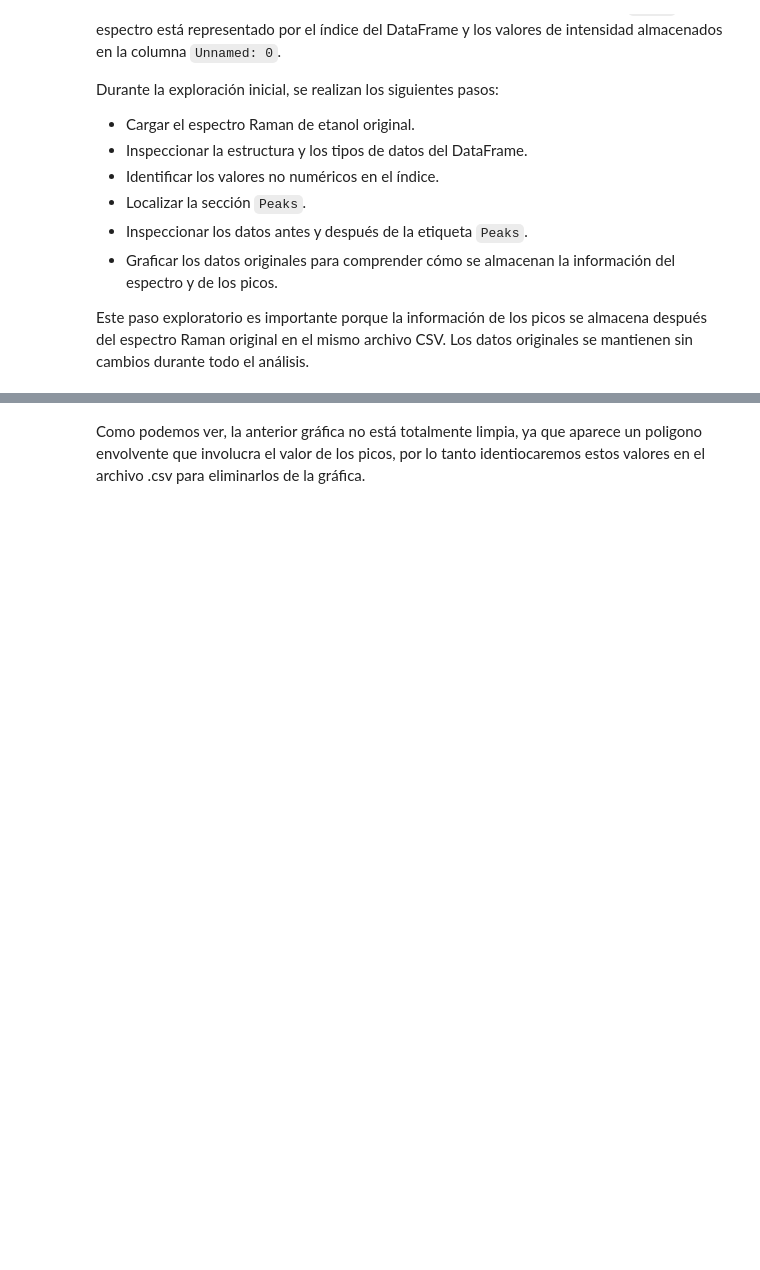
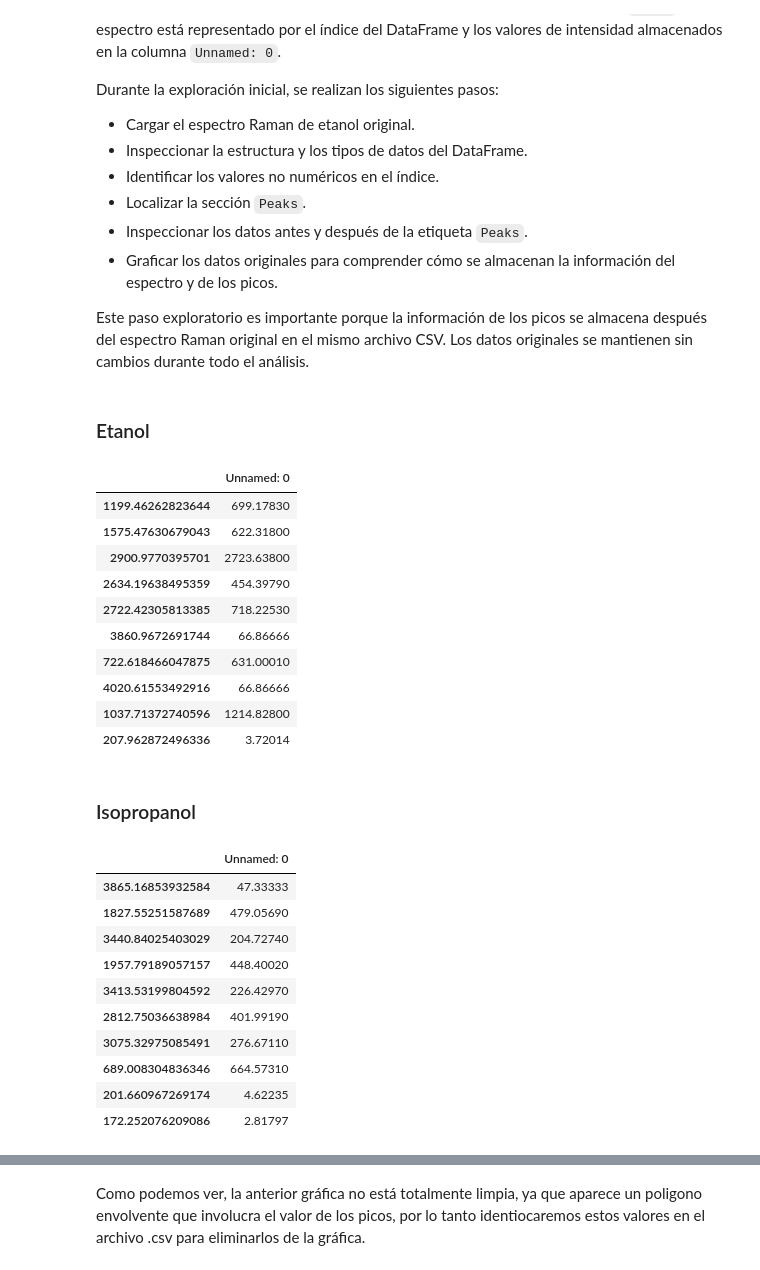
Before and after one commit to edwardptera/Ramman, a Jupyter notebook: Raman.ipynb, the cells around one changed output, grey strips where cells are left out. Drawn from its saved outputs; the diff is of its cells as text; code cells hidden in the pictures; blank space fills up the shorter version.

```diff
--- a/Raman.ipynb
+++ b/Raman.ipynb
@@ -51,16 +56,41 @@ Durante la exploración inicial, se realizan los siguientes pasos:
 
 Este paso exploratorio es importante porque la información de los picos se almacena después del espectro Raman original en el mismo archivo CSV. Los datos originales se mantienen sin cambios durante todo el análisis.
 # %%
-# Original ethanol Raman spectrum - Raman shift
-etanol = pd.read_csv("data/etanol_20260924.csv")
+# Original ethanol Raman spectrum (Raman shift)
+etanol = pd.read_csv("https://raw.githubusercontent.com/edwardptera/Ramman/refs/heads/main/data/etanol_20260924.csv")
 
-# Original isopropsnol Raman spectrum -  Raman shift
-isopropanol = pd.read_csv("data/isopropilico_20261008.csv")
+# Original isopropsnol Raman spectrum (Raman shift)
+isopropanol = pd.read_csv("https://raw.githubusercontent.com/edwardptera/Ramman/refs/heads/main/data/isopropilico_20261008.csv")
 
 dMarkdown("### Etanol")
 display(etanol.sample(10))
 dMarkdown("### Isopropanol")
 display(isopropanol.sample(10))
+# %% [output]
+### Etanol
+|  | Unnamed: 0 |
+| 1199.46262823644 | 699.17830 |
+| 1575.47630679043 | 622.31800 |
+| 2900.9770395701 | 2723.63800 |
+| 2634.19638495359 | 454.39790 |
+| 2722.42305813385 | 718.22530 |
+| 3860.9672691744 | 66.86666 |
+| 722.618466047875 | 631.00010 |
+| 4020.61553492916 | 66.86666 |
+| 1037.71372740596 | 1214.82800 |
+| 207.962872496336 | 3.72014 |
+### Isopropanol
+|  | Unnamed: 0 |
+| 3865.16853932584 | 47.33333 |
+| 1827.55251587689 | 479.05690 |
+| 3440.84025403029 | 204.72740 |
+| 1957.79189057157 | 448.40020 |
+| 3413.53199804592 | 226.42970 |
+| 2812.75036638984 | 401.99190 |
+| 3075.32975085491 | 276.67110 |
+| 689.008304836346 | 664.57310 |
+| 201.660967269174 | 4.62235 |
+| 172.252076209086 | 2.81797 |
 # %%
 display(etanol.head())
 dMarkdown("#### Columnas:")
```
Also changed, not shown: parts of 40 cells of this notebook.
